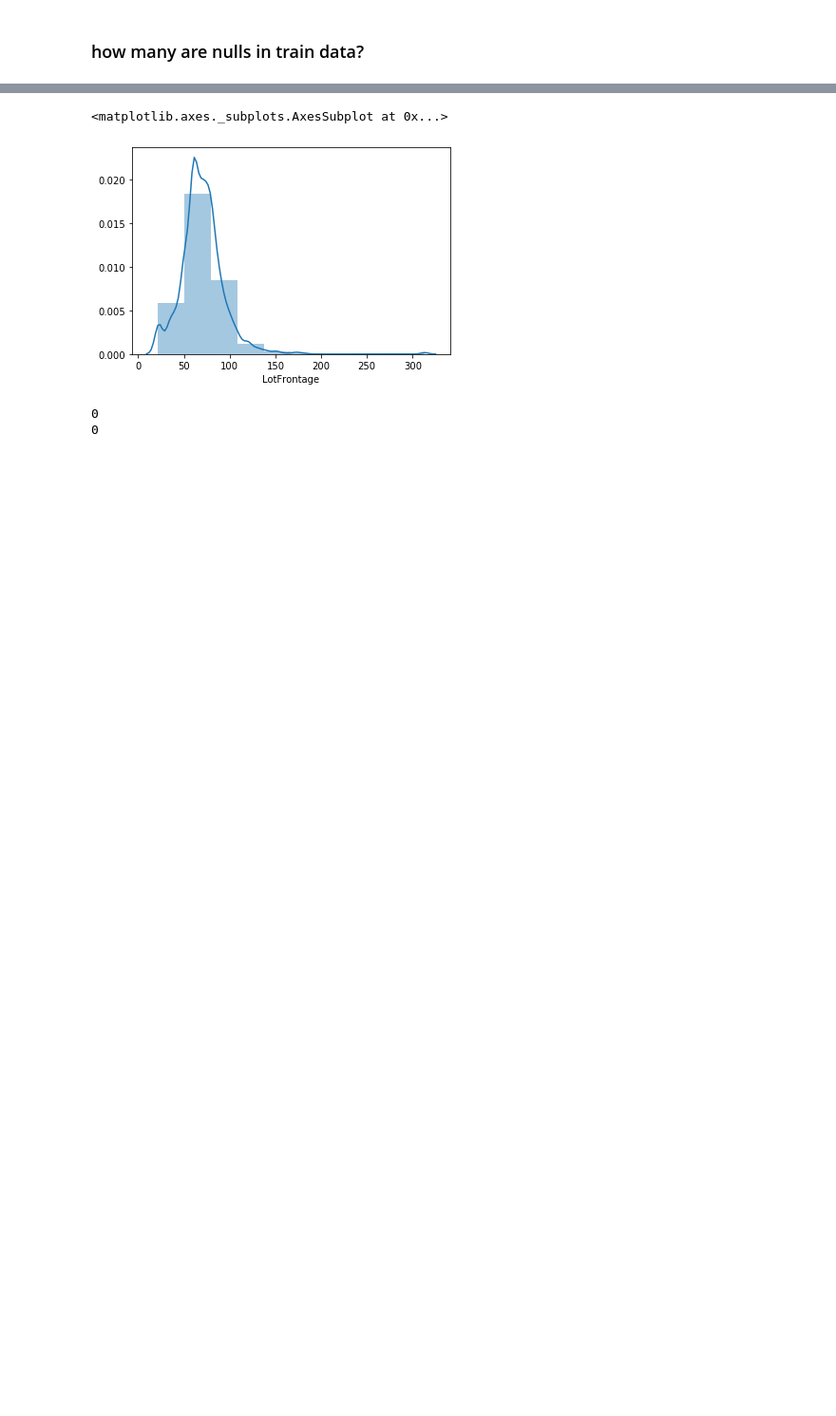
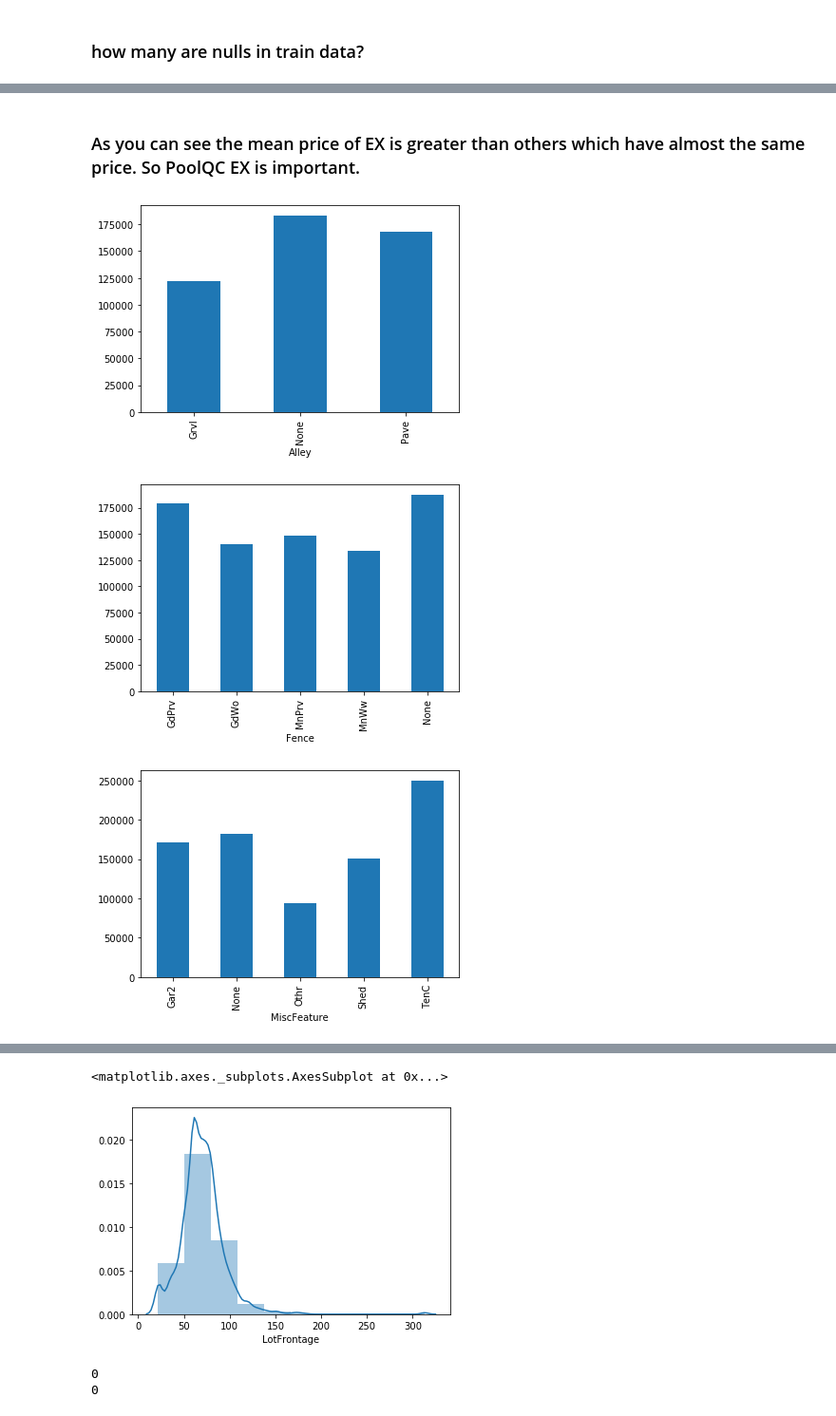
Before and after one commit to Harsh1347/Kaggle_Submission, a Jupyter notebook: House_price.ipynb, the cells around one changed output, grey strips where cells are left out. Shown at 95% size. Saved outputs shown, nothing was run; the diff lists cells and outputs as text; code cells hidden in the pictures; blank space fills up the shorter version.

```diff
--- a/House_price.ipynb
+++ b/House_price.ipynb
@@ -9,4 +9,16 @@ test_data = pd.read_csv("C:\\Users\\MAHE\\Desktop\\data_sets\\House-prices\\test
 train_test_data = [train_data, test_data]
+# %%
+def fill_na(feature,x = False):
+    train_data[feature].fillna("None",inplace = True)
+    test_data[feature].fillna("None",inplace = True)
+    if x == True:
+        train_data.groupby(feature).SalePrice.mean().plot(kind = 'bar')
+        plt.show()
+
+def rel(data):
+    corel = data.corr().index
+    plt.figure(figsize = (20,20))
+    corell=sns.heatmap(data[corel].corr(),annot = True,cmap = 'RdYlGn')
 # %% [raw]
 # MSSubClass: Identifies the type of dwelling involved in the sale.
 
@@ -627,0 +646,10 @@ test_data.drop(columns = ['Alley', 'PoolQC', 'Fence', 'MiscFeature'],inplace = T
+# %% [markdown]
+### As you can see the mean price of EX is greater than others which have almost the same price. So PoolQC EX is important.
+# %%
+fill_na('Alley',True)
+fill_na('Fence',True)
+fill_na('MiscFeature',True)
+# %% [output]
+[figure, added]
+[figure, added]
+[figure, added]
```
Also changed, not shown: parts of 87 cells of this notebook.
